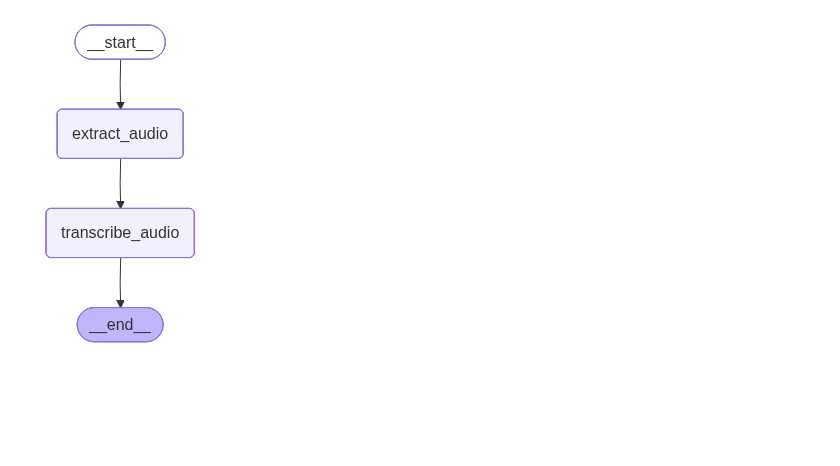
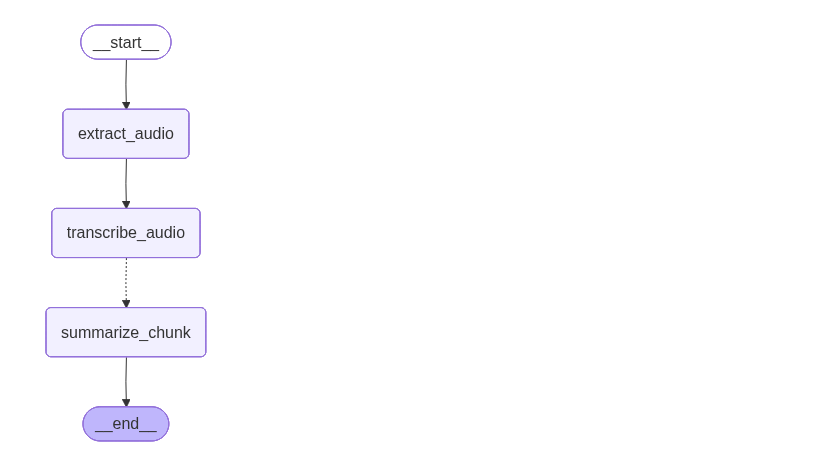
Before and after one commit to lukasdeveloperacc/Study, a Jupyter notebook: agents/nomadcoder/YOUTUBE-THUMBNAIL_MAKER-AGENT/main.ipynb, the cells around one changed output. Drawn from its saved outputs; the diff is of its cells as text; code cells hidden in the pictures; blank space fills up the shorter version.

Commit message:
15.2 Summarizer Nodes

```diff
--- a/agents/nomadcoder/YOUTUBE-THUMBNAIL_MAKER-AGENT/main.ipynb
+++ b/agents/nomadcoder/YOUTUBE-THUMBNAIL_MAKER-AGENT/main.ipynb
@@ -1,14 +1,22 @@
 # %%
 from langgraph.graph import START, END, StateGraph
+from langgraph.types import Send
 from typing import TypedDict
 from openai import OpenAI
+from langchain.chat_models import init_chat_model
+from typing_extensions import Annotated
 
 import subprocess
+import textwrap
+import operator
+
+llm = init_chat_model("openai:gpt-4o-mini")
 
 class State(TypedDict):
     video_file: str
     audio_file: str
     transcription: str
+    summaries: Annotated[list[str], operator.add]
 # %%
 def extract_audio(state: State):
     output_file = state["video_file"].replace("mp4", "mp3")
@@ -36,22 +44,47 @@ def transcribe_audio(state: State):
             # prompt="Mizaki" # Give hint to model, words list
         )
 
-    return { "transcription": transcription.text }
+    return { "transcription": transcription }
+
+def dispatch_summarizers(state: State):
+    transcription = state["transcription"]
+    chunks = []
+    for i, chunk in enumerate(textwrap.wrap(transcription, 500)):
+        chunks.append({"id": i+1, "chunk": chunk})
+
+    return [Send(summarize_chunk.__name__, chunk) for chunk in chunks]
+
+def summarize_chunk(chunk: str):
+    chunk_id = chunk["id"]
+    chunk = chunk["chunk"]
+
+    print(f"Summarizing chunk id : {chunk_id} chunk: {chunk[:100]}\n\n======\n\n")
+
+    response = llm.invoke(f"""
+    Please summarize the following text.
+
+    Text: {chunk}
+    """)
+    summary = f"[Chunk {chunk_id}] {response.content}"
+
+    return {"summaries": [summary]}
 # %%
 graph_builder = StateGraph(State)
 
 graph_builder.add_node(extract_audio.__name__, extract_audio)
 graph_builder.add_node(transcribe_audio.__name__, transcribe_audio)
+graph_builder.add_node(summarize_chunk.__name__, summarize_chunk)
 
 graph_builder.add_edge(START, extract_audio.__name__)
 graph_builder.add_edge(extract_audio.__name__, transcribe_audio.__name__)
-graph_builder.add_edge(transcribe_audio.__name__, END)
+graph_builder.add_conditional_edges(transcribe_audio.__name__, dispatch_summarizers, [summarize_chunk.__name__])
+graph_builder.add_edge(summarize_chunk.__name__, END)
 
 graph = graph_builder.compile()
 
 graph
 # %% [output]
-[figure, old version]
+[figure, new version]
 # %%
 graph.invoke({"video_file": "lifeof20.mp4"})
 # %% [output]
```
Also changed, not shown: parts of 2 cells of this notebook.
